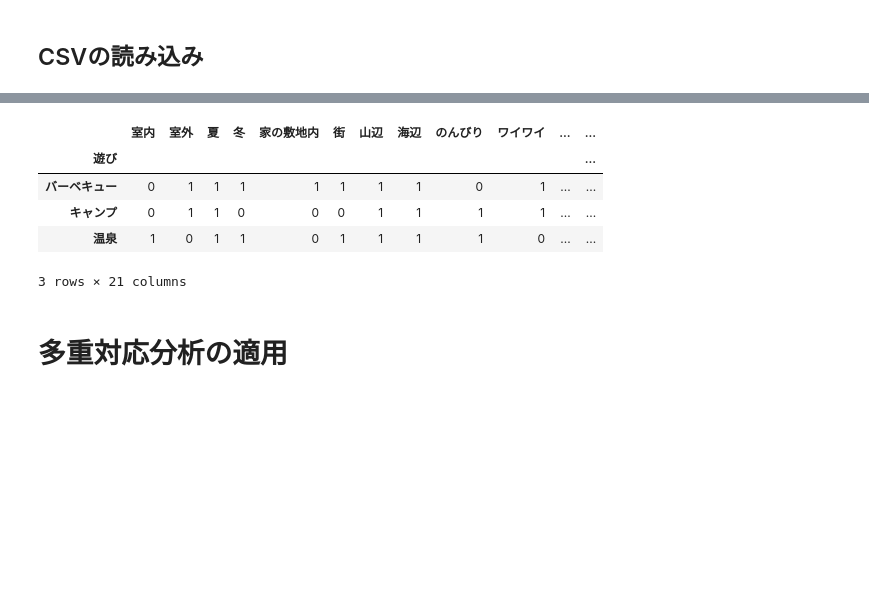
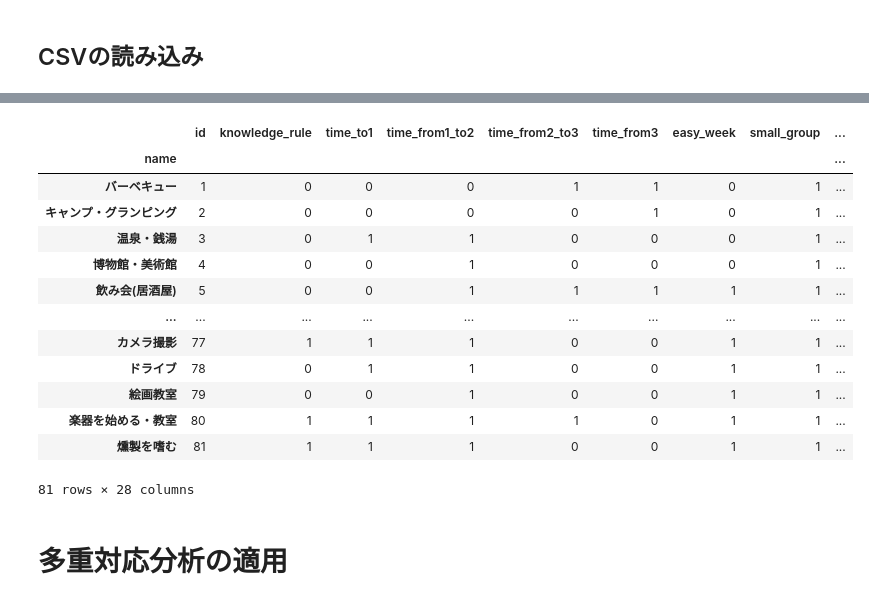
Before and after one commit to flock-geekten/recommendation-models, a Jupyter notebook: workspace/fun_reco.ipynb, the cells around one changed output, grey strips where cells are left out. Drawn from its saved outputs; the diff is of its cells as text; code cells hidden in the pictures; blank space fills up the shorter version.

```diff
--- a/workspace/fun_reco.ipynb
+++ b/workspace/fun_reco.ipynb
@@ -35,12 +42,19 @@ playlist.head()
 # %%
-playlist.index = playlist["遊び"]
-playlist = playlist.iloc[:,2:]
-playlist = playlist.drop('最低必要人数(わかんない場合は0)', axis=1)
-playlist.head(3)
+playlist.index = playlist["name"]
+playlist = playlist.drop(["name"], axis=1)
+playlist
 # %% [output]
-|  | 室内 | 室外 | 夏 | 冬 | 家の敷地内 | 街 | 山辺 | 海辺 | のんびり | ワイワイ | ... | ... |
-| 遊び |  |  |  |  |  |  |  |  |  |  |  | ... |
-| バーベキュー | 0 | 1 | 1 | 1 | 1 | 1 | 1 | 1 | 0 | 1 | ... | ... |
-| キャンプ | 0 | 1 | 1 | 0 | 0 | 0 | 1 | 1 | 1 | 1 | ... | ... |
-| 温泉 | 1 | 0 | 1 | 1 | 0 | 1 | 1 | 1 | 1 | 0 | ... | ... |
+|  | id | knowledge_rule | time_to1 | time_from1_to2 | time_from2_to3 | time_from3 | easy_week | small_group | ... |
+| name |  |  |  |  |  |  |  |  | ... |
+| バーベキュー | 1 | 0 | 0 | 0 | 1 | 1 | 0 | 1 | ... |
+| キャンプ・グランピング | 2 | 0 | 0 | 0 | 0 | 1 | 0 | 1 | ... |
+| 温泉・銭湯 | 3 | 0 | 1 | 1 | 0 | 0 | 0 | 1 | ... |
+| 博物館・美術館 | 4 | 0 | 0 | 1 | 0 | 0 | 0 | 1 | ... |
+| 飲み会(居酒屋) | 5 | 0 | 0 | 1 | 1 | 1 | 1 | 1 | ... |
+| ... | ... | ... | ... | ... | ... | ... | ... | ... | ... |
+| カメラ撮影 | 77 | 1 | 1 | 1 | 0 | 0 | 1 | 1 | ... |
+| ドライブ | 78 | 0 | 1 | 1 | 0 | 0 | 1 | 1 | ... |
+| 絵画教室 | 79 | 0 | 0 | 1 | 0 | 0 | 1 | 1 | ... |
+| 楽器を始める・教室 | 80 | 1 | 1 | 1 | 1 | 0 | 1 | 1 | ... |
+| 燻製を嗜む | 81 | 1 | 1 | 1 | 0 | 0 | 1 | 1 | ... |
-3 rows × 21 columns
+81 rows × 28 columns
```
Also changed, not shown: parts of 28 cells of this notebook, 2 other files.
